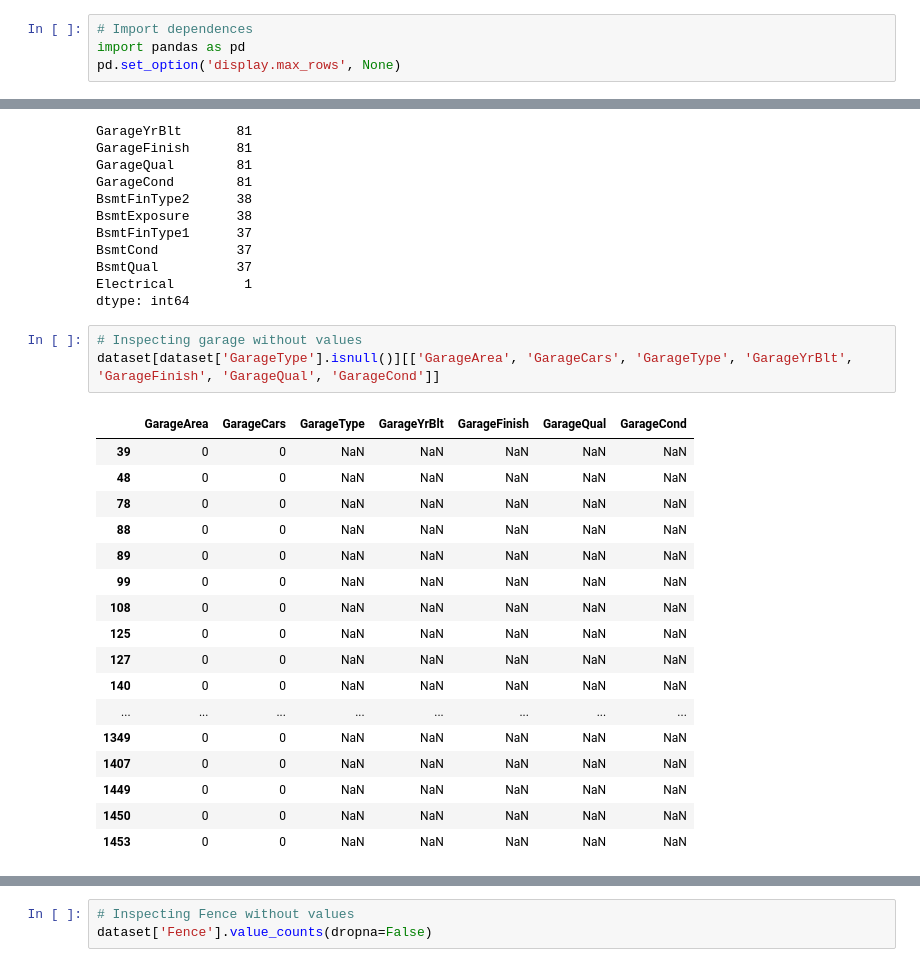
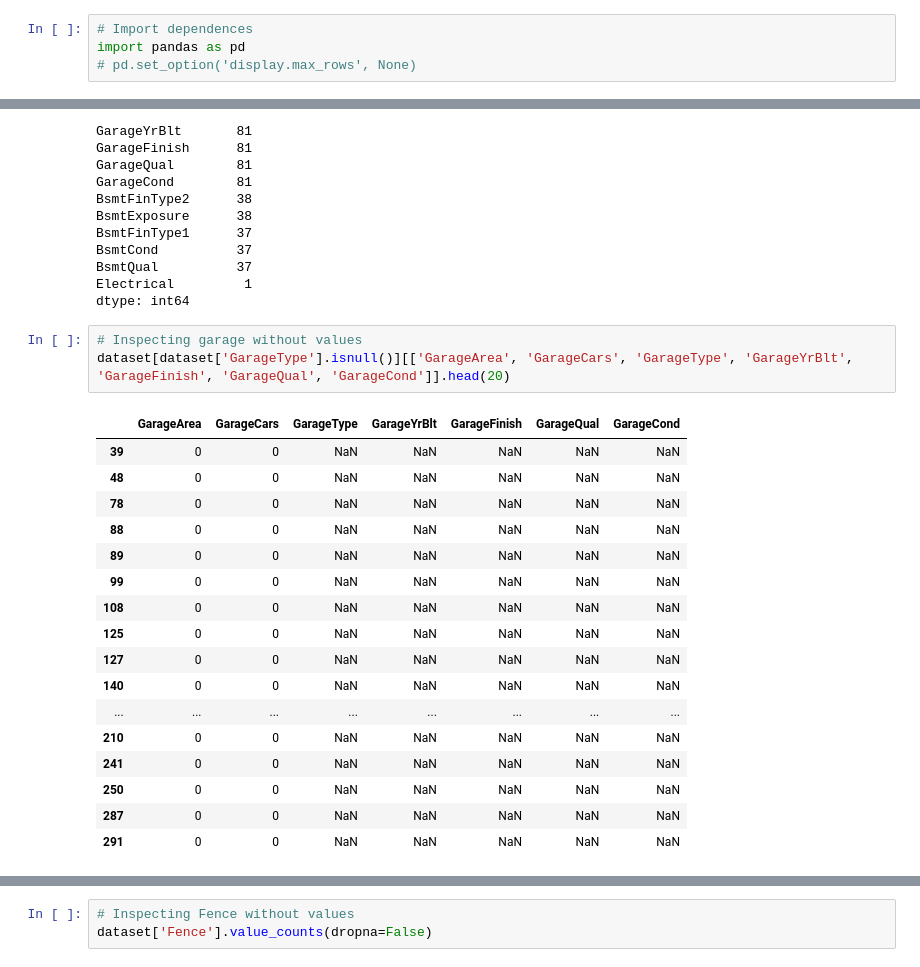
Before and after one commit to kogimurio/house_sales_prediction, a Jupyter notebook: saales_price_predictions.ipynb, the cells around one changed output, grey strips where cells are left out. Saved outputs shown, nothing was run; the diff lists cells and outputs as text.

```diff
--- a/saales_price_predictions.ipynb
+++ b/saales_price_predictions.ipynb
@@ -1,7 +1,7 @@
 # %%
 # Import dependences
 import pandas as pd
-pd.set_option('display.max_rows', None)
+# pd.set_option('display.max_rows', None)
 # %%
 # Read the Dataset
 dataset = pd.read_csv("train.csv")
@@ -1153,24 +1027,24 @@ Electrical         1
 dtype: int64
 # %%
 # Inspecting garage without values
-dataset[dataset['GarageType'].isnull()][['GarageArea', 'GarageCars', 'GarageType', 'GarageYrBlt', 'GarageFinish', 'GarageQual', 'GarageCond']]
+dataset[dataset['GarageType'].isnull()][['GarageArea', 'GarageCars', 'GarageType', 'GarageYrBlt', 'GarageFinish', 'GarageQual', 'GarageCond']].head(20)
 # %% [output]
 |  | GarageArea | GarageCars | GarageType | GarageYrBlt | GarageFinish | GarageQual | GarageCond |
 | 39 | 0 | 0 | NaN | NaN | NaN | NaN | NaN |
 | 48 | 0 | 0 | NaN | NaN | NaN | NaN | NaN |
 | 78 | 0 | 0 | NaN | NaN | NaN | NaN | NaN |
 | 88 | 0 | 0 | NaN | NaN | NaN | NaN | NaN |
 | 89 | 0 | 0 | NaN | NaN | NaN | NaN | NaN |
 | 99 | 0 | 0 | NaN | NaN | NaN | NaN | NaN |
 | 108 | 0 | 0 | NaN | NaN | NaN | NaN | NaN |
 | 125 | 0 | 0 | NaN | NaN | NaN | NaN | NaN |
 | 127 | 0 | 0 | NaN | NaN | NaN | NaN | NaN |
 | 140 | 0 | 0 | NaN | NaN | NaN | NaN | NaN |
 | ... | ... | ... | ... | ... | ... | ... | ... |
-| 1349 | 0 | 0 | NaN | NaN | NaN | NaN | NaN |
-| 1407 | 0 | 0 | NaN | NaN | NaN | NaN | NaN |
-| 1449 | 0 | 0 | NaN | NaN | NaN | NaN | NaN |
-| 1450 | 0 | 0 | NaN | NaN | NaN | NaN | NaN |
-| 1453 | 0 | 0 | NaN | NaN | NaN | NaN | NaN |
+| 210 | 0 | 0 | NaN | NaN | NaN | NaN | NaN |
+| 241 | 0 | 0 | NaN | NaN | NaN | NaN | NaN |
+| 250 | 0 | 0 | NaN | NaN | NaN | NaN | NaN |
+| 287 | 0 | 0 | NaN | NaN | NaN | NaN | NaN |
+| 291 | 0 | 0 | NaN | NaN | NaN | NaN | NaN |
 # %%
 # Inspecting basement without values
```
Also changed, not shown: parts of 66 cells of this notebook.
